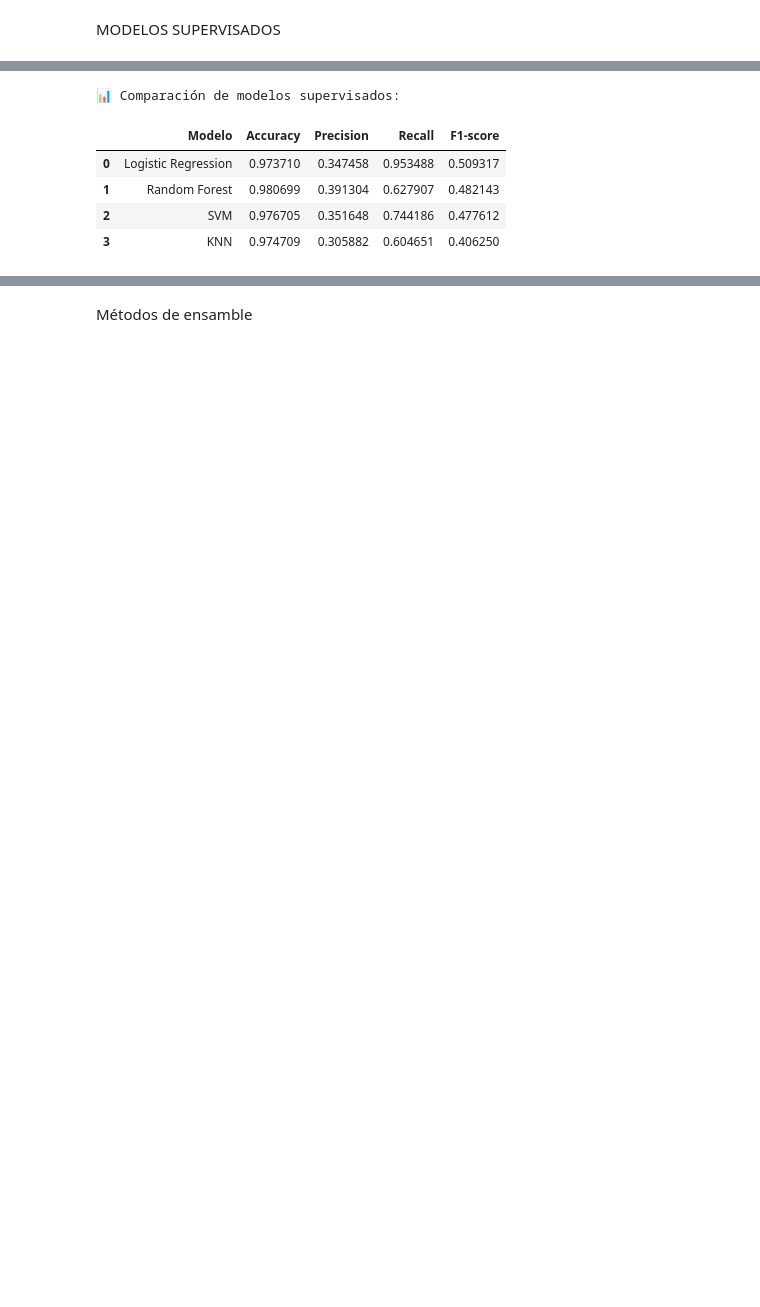
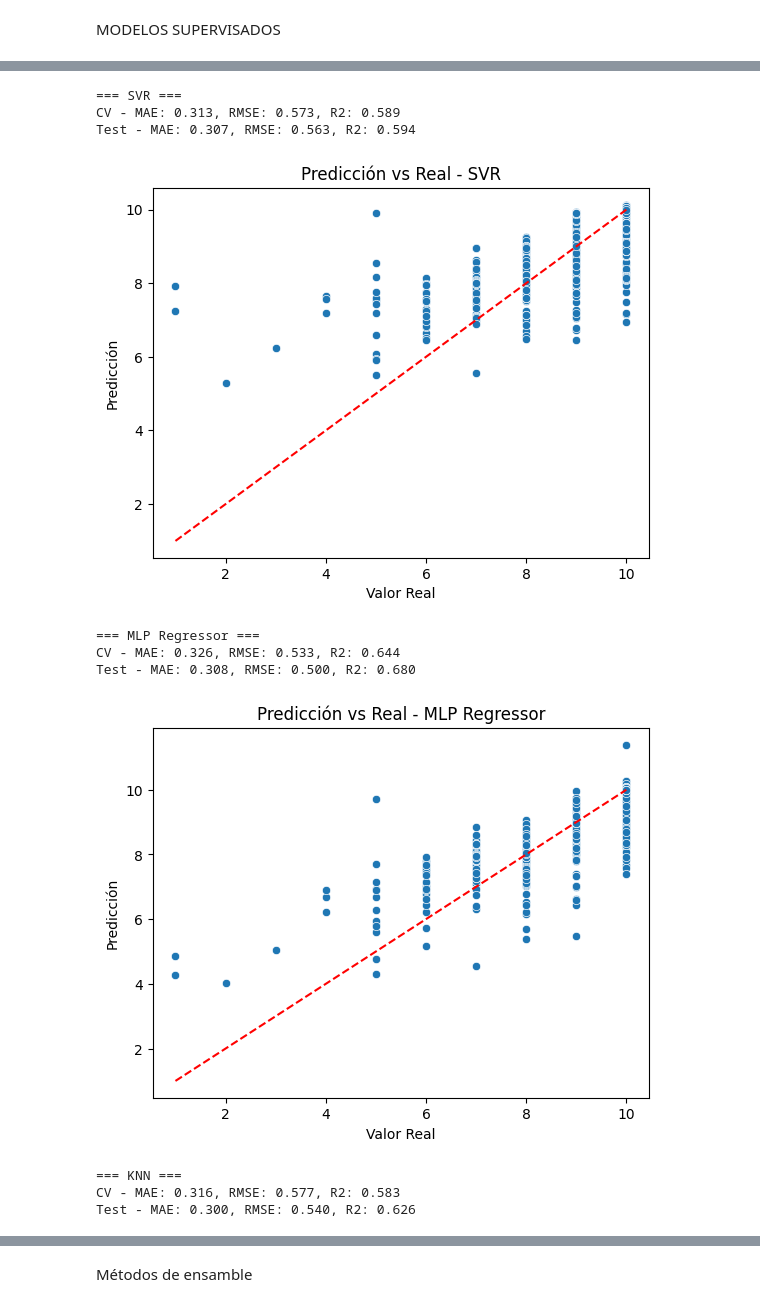
Before and after one commit to botanicalex/mineria_final, a Jupyter notebook: modelo.ipynb, the cells around one changed output, grey strips where cells are left out. Saved outputs shown, nothing was run; the diff lists cells and outputs as text; code cells hidden in the pictures; blank space fills up the shorter version.

```diff
--- a/modelo.ipynb
+++ b/modelo.ipynb
@@ -76,8 +57,17 @@ X_test_scaled = scaler.transform(X_test[numeric_cols])
 # %%
-# Convertir a DataFrame
-X_train_bal_scaled = pd.DataFrame(X_train_bal_scaled, columns=numeric_cols, index=X_train_bal.index)
+
+# Identificar las columnas numéricas para escalarlas
+numeric_cols = X.select_dtypes(include='number').columns
+
+# Inicializar el escalador y escalar solo las columnas numéricas
+scaler = StandardScaler()
+X_train_scaled = scaler.fit_transform(X_train[numeric_cols])
+X_test_scaled = scaler.transform(X_test[numeric_cols])
+
+# Convertir los arrays escalados de nuevo a DataFrames
+X_train_scaled = pd.DataFrame(X_train_scaled, columns=numeric_cols, index=X_train.index)
 X_test_scaled = pd.DataFrame(X_test_scaled, columns=numeric_cols, index=X_test.index)
 
-# Concatenar columnas no numéricas (dummies)
-X_train_bal_scaled = pd.concat([X_train_bal_scaled, X_train_bal.drop(columns=numeric_cols)], axis=1)
+# Combinar las columnas escaladas con las columnas no numéricas
+X_train_scaled = pd.concat([X_train_scaled, X_train.drop(columns=numeric_cols)], axis=1)
 X_test_scaled = pd.concat([X_test_scaled, X_test.drop(columns=numeric_cols)], axis=1)
@@ -85,0 +74,3 @@ cv = StratifiedKFold(n_splits=5, shuffle=True, random_state=42)
+# %%
+# Configurar la validación cruzada con 10 particiones (K-Fold)
+cv = KFold(n_splits=10, shuffle=True, random_state=42)
@@ -164,10 +132,23 @@ df_resultados.sort_values(by='F1-score', ascending=False, inplace=True)
-# %%
-print("\n📊 Comparación de modelos supervisados:")
-display(df_resultados)
-# %% [output]
-📊 Comparación de modelos supervisados:
-|  | Modelo | Accuracy | Precision | Recall | F1-score |
-| 0 | Logistic Regression | 0.973710 | 0.347458 | 0.953488 | 0.509317 |
-| 1 | Random Forest | 0.980699 | 0.391304 | 0.627907 | 0.482143 |
-| 2 | SVM | 0.976705 | 0.351648 | 0.744186 | 0.477612 |
-| 3 | KNN | 0.974709 | 0.305882 | 0.604651 | 0.406250 |
+# %%
+# Definir modelos de aprendizaje supervisado
+modelos_supervisados = {
+    'SVR': SVR(),
+    'MLP Regressor': MLPRegressor(max_iter=1000, random_state=42),
+    'KNN': KNeighborsRegressor(),
+    'Decision Tree': DecisionTreeRegressor(random_state=42)
+}
+# %%
+# Evaluar modelos supervisados
+resultados_supervisados, errores_supervisados = evaluar_modelos(modelos_supervisados, X_train_scaled, y_train, X_test_scaled, y_test)
+# %% [output]
+=== SVR ===
+CV - MAE: 0.313, RMSE: 0.573, R2: 0.589
+Test - MAE: 0.307, RMSE: 0.563, R2: 0.594
+[figure, added]
+=== MLP Regressor ===
+CV - MAE: 0.326, RMSE: 0.533, R2: 0.644
+Test - MAE: 0.308, RMSE: 0.500, R2: 0.680
+[figure, added]
+=== KNN ===
+CV - MAE: 0.316, RMSE: 0.577, R2: 0.583
+Test - MAE: 0.300, RMSE: 0.540, R2: 0.626
```
Also changed, not shown: parts of 33 cells of this notebook.
